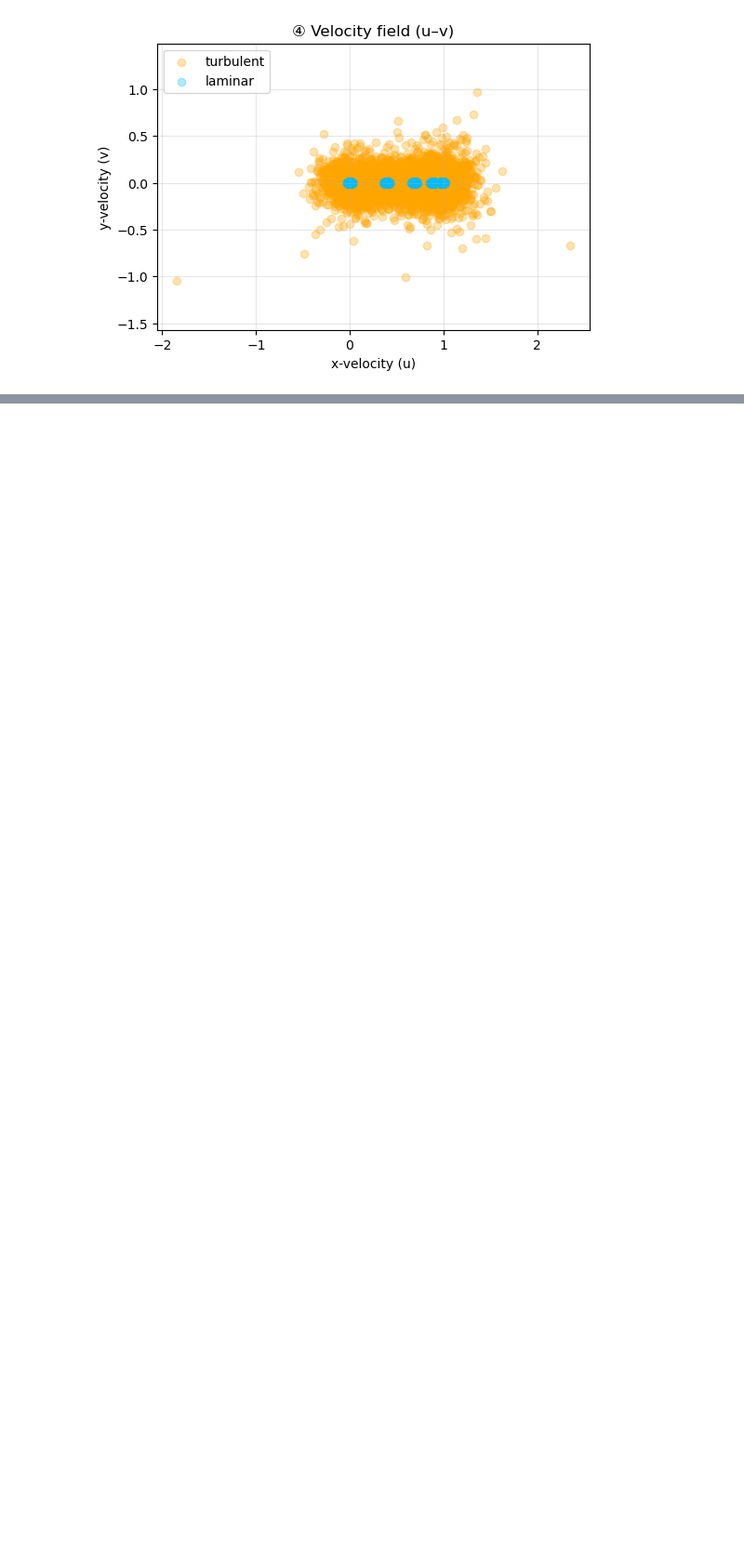
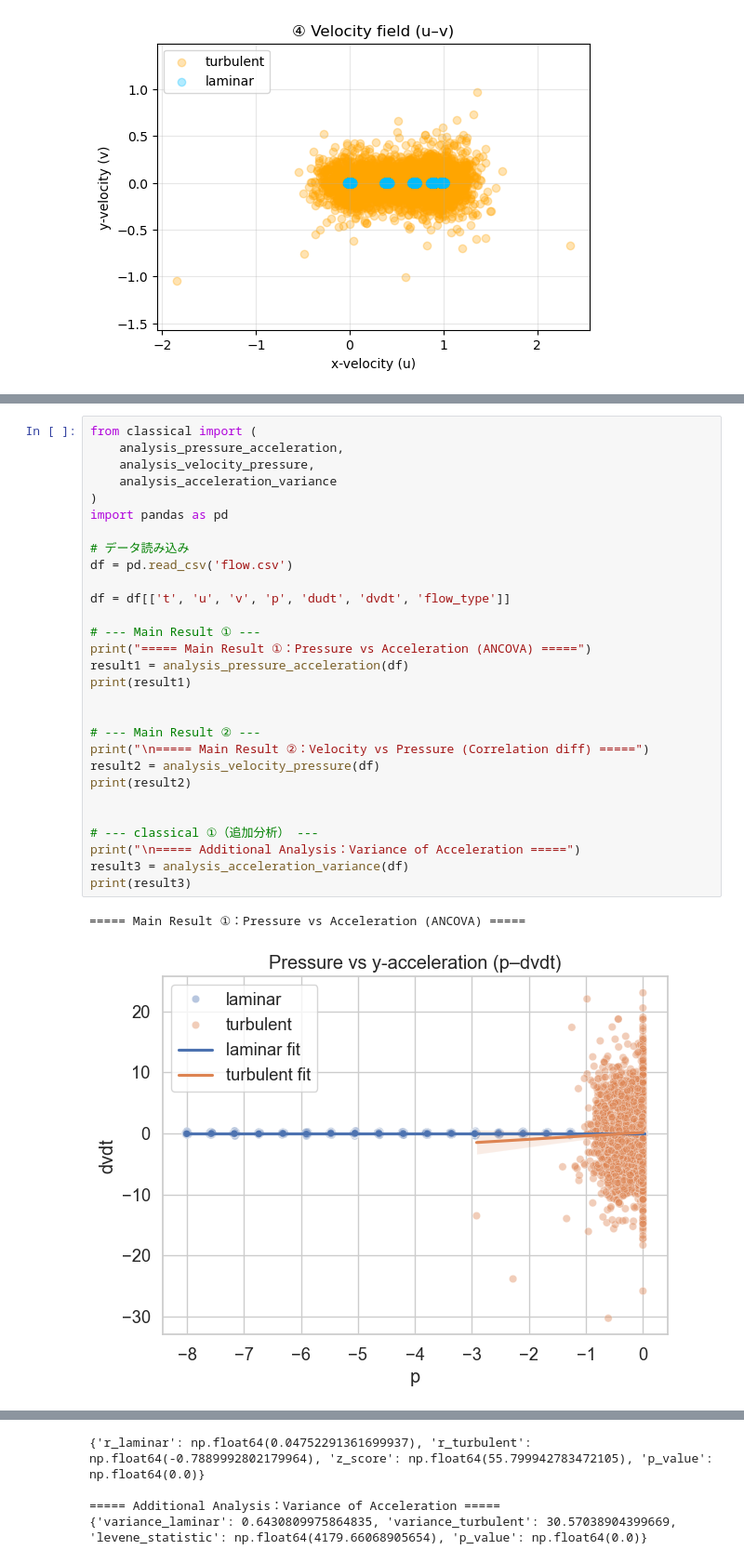
Before and after one commit to entfrem0/E2_dataanalysis, a Jupyter notebook: FP完全版/main.ipynb, the cells around one changed output, grey strips where cells are left out. Shown at 93% size. Saved outputs shown, nothing was run; the diff lists cells and outputs as text; blank space fills up the shorter version.

```diff
--- a/FP完全版/main.ipynb
+++ b/FP完全版/main.ipynb
@@ -81,0 +86,32 @@ plot_all(df)
+# %%
+from classical import (
+    analysis_pressure_acceleration,
+    analysis_velocity_pressure,
+    analysis_acceleration_variance
+)
+import pandas as pd
+
+# データ読み込み
+df = pd.read_csv('flow.csv')
+
+df = df[['t', 'u', 'v', 'p', 'dudt', 'dvdt', 'flow_type']]
+
+# --- Main Result ① ---
+print("===== Main Result ①：Pressure vs Acceleration (ANCOVA) =====")
+result1 = analysis_pressure_acceleration(df)
+print(result1)
+
+
+# --- Main Result ② ---
+print("\n===== Main Result ②：Velocity vs Pressure (Correlation diff) =====")
+result2 = analysis_velocity_pressure(df)
+print(result2)
+
+
+# --- classical ①（追加分析） ---
+print("\n===== Additional Analysis：Variance of Acceleration =====")
+result3 = analysis_acceleration_variance(df)
+print(result3)
+# %% [output]
+===== Main Result ①：Pressure vs Acceleration (ANCOVA) =====
+[figure, added]
@@ -81,0 +136,4 @@ plot_all(df)
+{'r_laminar': np.float64(0.04752291361699937), 'r_turbulent': np.float64(-0.7889992802179964), 'z_score': np.float64(55.799942783472105), 'p_value': np.float64(0.0)}
+
+===== Additional Analysis：Variance of Acceleration =====
+{'variance_laminar': 0.6430809975864835, 'variance_turbulent': 30.57038904399669, 'levene_statistic': np.float64(4179.66068905654), 'p_value': np.float64(0.0)}
```
Also changed, not shown: parts of 2 cells of this notebook, 1 other file.
